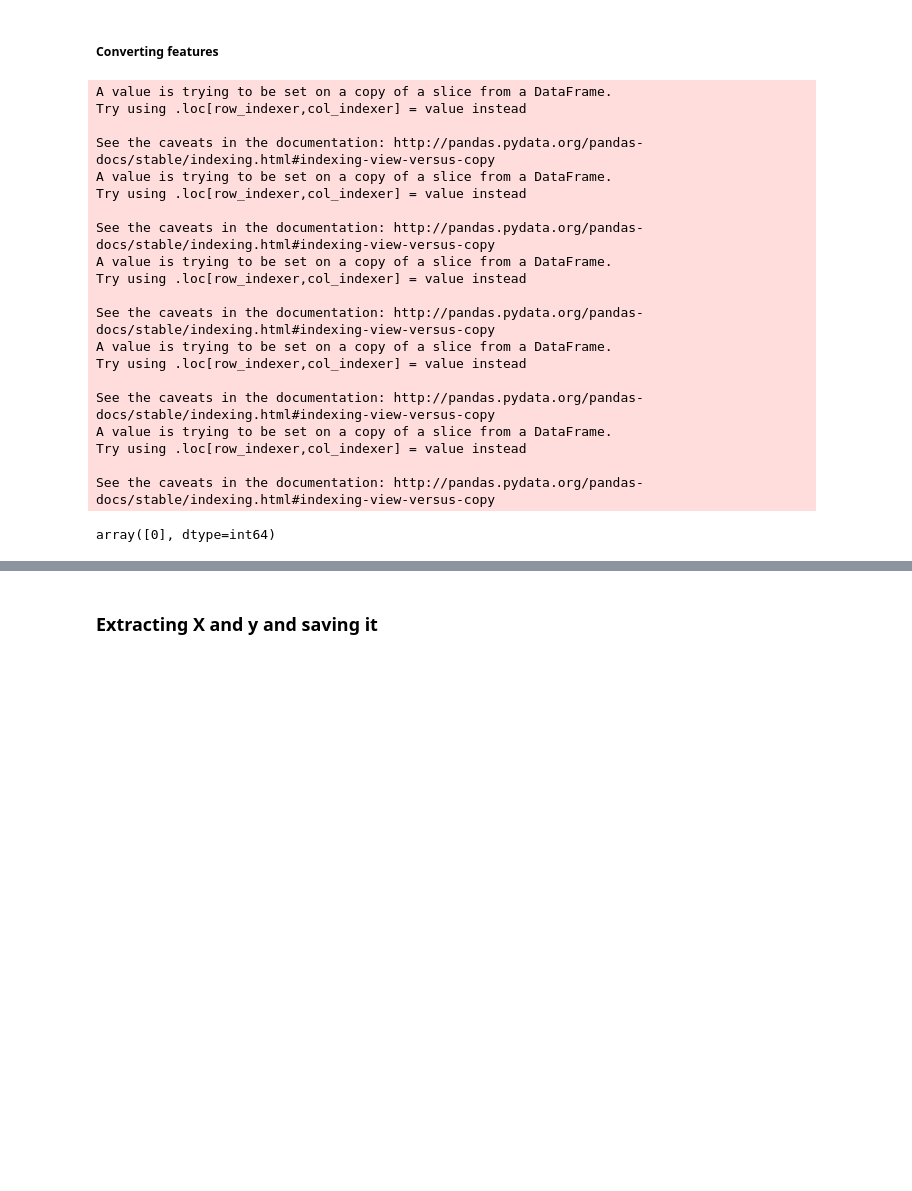
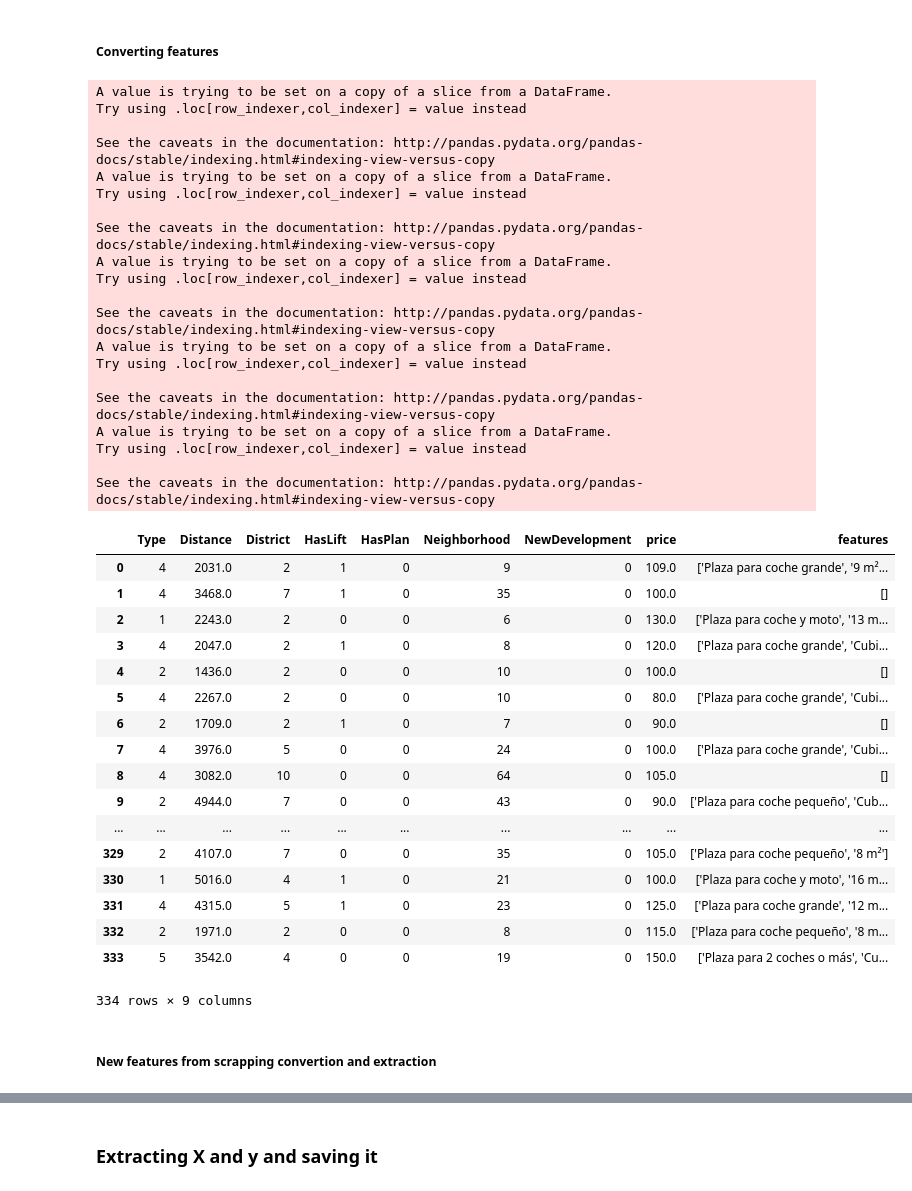
Before and after one commit to ADS2018UB/iDEALParking, a Jupyter notebook: ideal_parking/Analytics_data/ETL.ipynb, the cells around one changed output, grey strips where cells are left out. Saved outputs shown, nothing was run; the diff lists cells and outputs as text; code cells hidden in the pictures; blank space fills up the shorter version.

```diff
--- a/ideal_parking/Analytics_data/ETL.ipynb
+++ b/ideal_parking/Analytics_data/ETL.ipynb
@@ -229,34 +230,55 @@ data["HasPlan"] = dummies
 # newDevelopment
 dummies = [1 if x==True else  0 for x in data["NewDevelopment"]]
 data["NewDevelopment"] = dummies
 
 # delete the outlier
 data = data.drop([data[data['price'] == 15000.0].index[0]],axis=0)
 # data[data['price'] == 15000.0].index[0]
 # data = data.drop(data.index)
 # data[data['price'] < 30].count()
+
+# Reordering index
+data = data.reset_index()
+data = data.drop("index",1)
+data
 # %% [output]
 A value is trying to be set on a copy of a slice from a DataFrame.
 Try using .loc[row_indexer,col_indexer] = value instead
 
 See the caveats in the documentation: http://pandas.pydata.org/pandas-docs/stable/indexing.html#indexing-view-versus-copy
 A value is trying to be set on a copy of a slice from a DataFrame.
 Try using .loc[row_indexer,col_indexer] = value instead
 
 See the caveats in the documentation: http://pandas.pydata.org/pandas-docs/stable/indexing.html#indexing-view-versus-copy
 A value is trying to be set on a copy of a slice from a DataFrame.
 Try using .loc[row_indexer,col_indexer] = value instead
 
 See the caveats in the documentation: http://pandas.pydata.org/pandas-docs/stable/indexing.html#indexing-view-versus-copy
 A value is trying to be set on a copy of a slice from a DataFrame.
 Try using .loc[row_indexer,col_indexer] = value instead
 
 See the caveats in the documentation: http://pandas.pydata.org/pandas-docs/stable/indexing.html#indexing-view-versus-copy
 A value is trying to be set on a copy of a slice from a DataFrame.
 Try using .loc[row_indexer,col_indexer] = value instead
 
 See the caveats in the documentation: http://pandas.pydata.org/pandas-docs/stable/indexing.html#indexing-view-versus-copy
+|  | Type | Distance | District | HasLift | HasPlan | Neighborhood | NewDevelopment | price | features |
+| 0 | 4 | 2031.0 | 2 | 1 | 0 | 9 | 0 | 109.0 | ['Plaza para coche grande', '9 m²... |
+| 1 | 4 | 3468.0 | 7 | 1 | 0 | 35 | 0 | 100.0 | [] |
+| 2 | 1 | 2243.0 | 2 | 0 | 0 | 6 | 0 | 130.0 | ['Plaza para coche y moto', '13 m... |
+| 3 | 4 | 2047.0 | 2 | 1 | 0 | 8 | 0 | 120.0 | ['Plaza para coche grande', 'Cubi... |
+| 4 | 2 | 1436.0 | 2 | 0 | 0 | 10 | 0 | 100.0 | [] |
+| 5 | 4 | 2267.0 | 2 | 0 | 0 | 10 | 0 | 80.0 | ['Plaza para coche grande', 'Cubi... |
+| 6 | 2 | 1709.0 | 2 | 1 | 0 | 7 | 0 | 90.0 | [] |
+| 7 | 4 | 3976.0 | 5 | 0 | 0 | 24 | 0 | 100.0 | ['Plaza para coche grande', 'Cubi... |
+| 8 | 4 | 3082.0 | 10 | 0 | 0 | 64 | 0 | 105.0 | [] |
+| 9 | 2 | 4944.0 | 7 | 0 | 0 | 43 | 0 | 90.0 | ['Plaza para coche pequeño', 'Cub... |
+| ... | ... | ... | ... | ... | ... | ... | ... | ... | ... |
+| 329 | 2 | 4107.0 | 7 | 0 | 0 | 35 | 0 | 105.0 | ['Plaza para coche pequeño', '8 m²'] |
+| 330 | 1 | 5016.0 | 4 | 1 | 0 | 21 | 0 | 100.0 | ['Plaza para coche y moto', '16 m... |
+| 331 | 4 | 4315.0 | 5 | 1 | 0 | 23 | 0 | 125.0 | ['Plaza para coche grande', '12 m... |
+| 332 | 2 | 1971.0 | 2 | 0 | 0 | 8 | 0 | 115.0 | ['Plaza para coche pequeño', '8 m... |
+| 333 | 5 | 3542.0 | 4 | 0 | 0 | 19 | 0 | 150.0 | ['Plaza para 2 coches o más', 'Cu... |
+334 rows × 9 columns
-# %%
-data['NewDevelopment'].unique()
-# %% [output]
-array([0], dtype=int64)
+# %% [markdown]
+##### New features from scrapping convertion and extraction
```
Also changed, not shown: parts of 7 cells of this notebook, 1 other file.
